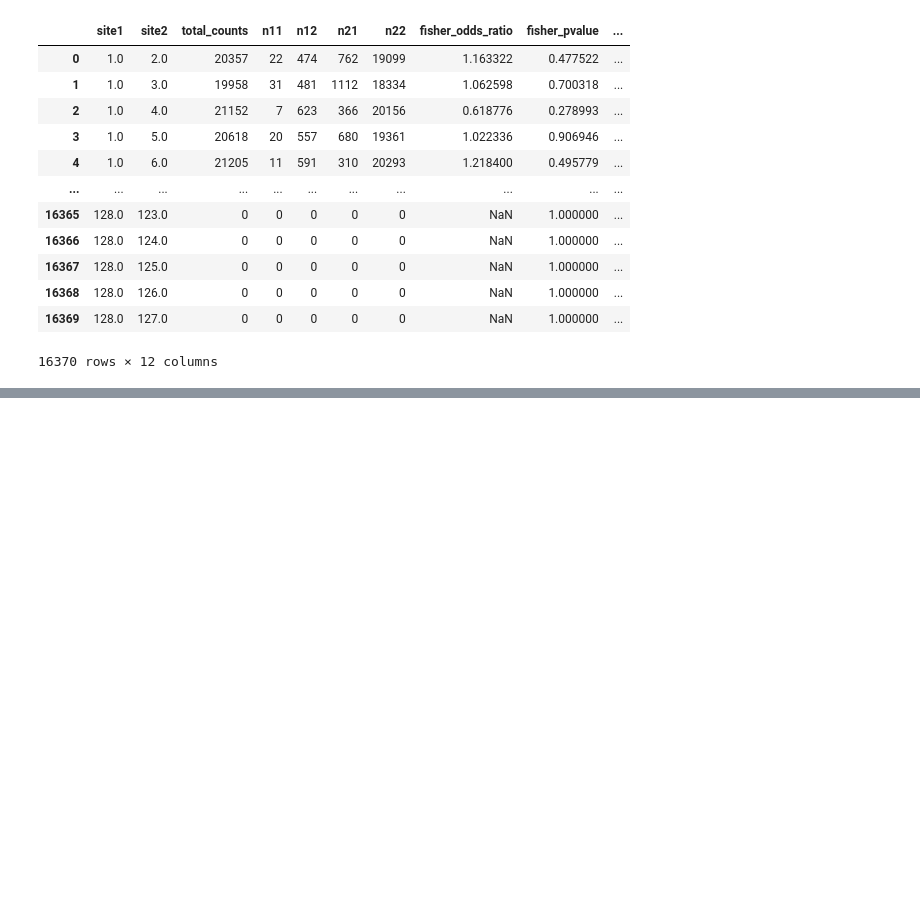
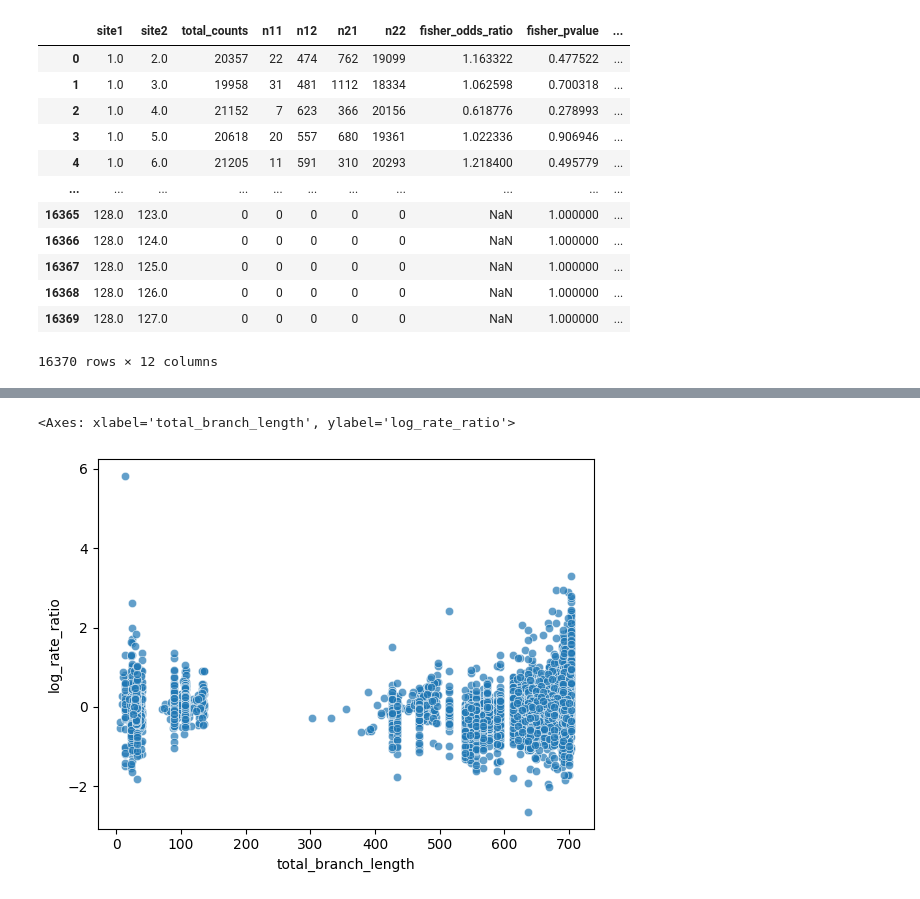
Before and after one commit to matsengrp/dasm-epistasis-experiments, a Jupyter notebook: counts_based_correlation.ipynb, the cells around one changed output, grey strips where cells are left out. Cells and saved outputs as stored; diff of their text form; code cells hidden in the pictures; blank space fills up the shorter version.

```diff
--- a/counts_based_correlation.ipynb
+++ b/counts_based_correlation.ipynb
@@ -3064,0 +3097,5 @@ pd.merge(results_df, results_df.rename(columns={'site1':'site2', 'site2':'site1'
+# %%
+sns.scatterplot(data=results_df, x='total_branch_length', y='log_rate_ratio', alpha=0.7)
+# %% [output]
+<Axes: xlabel='total_branch_length', ylabel='log_rate_ratio'>
+[figure, added]
```
Also changed, not shown: parts of 19 cells of this notebook.
